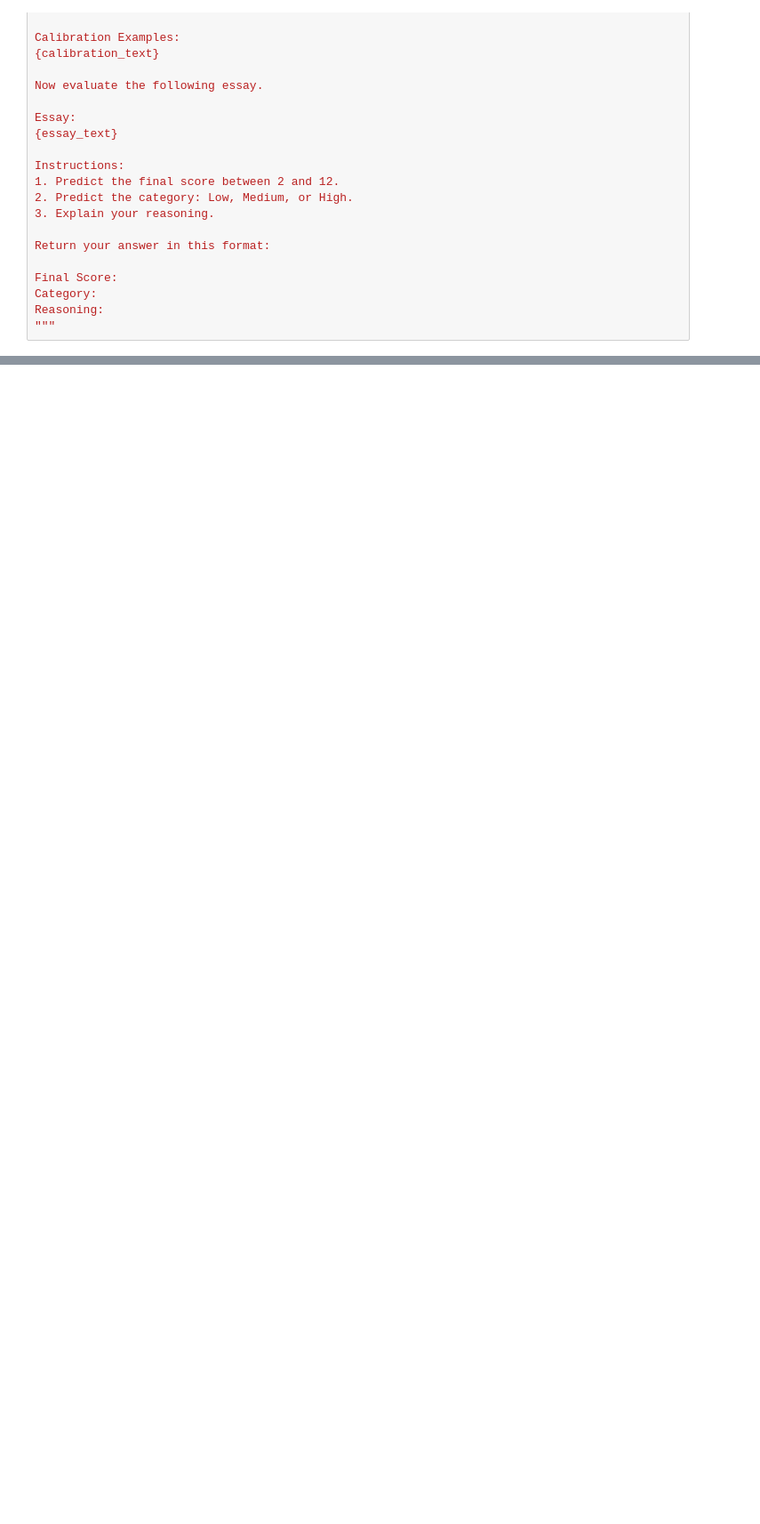
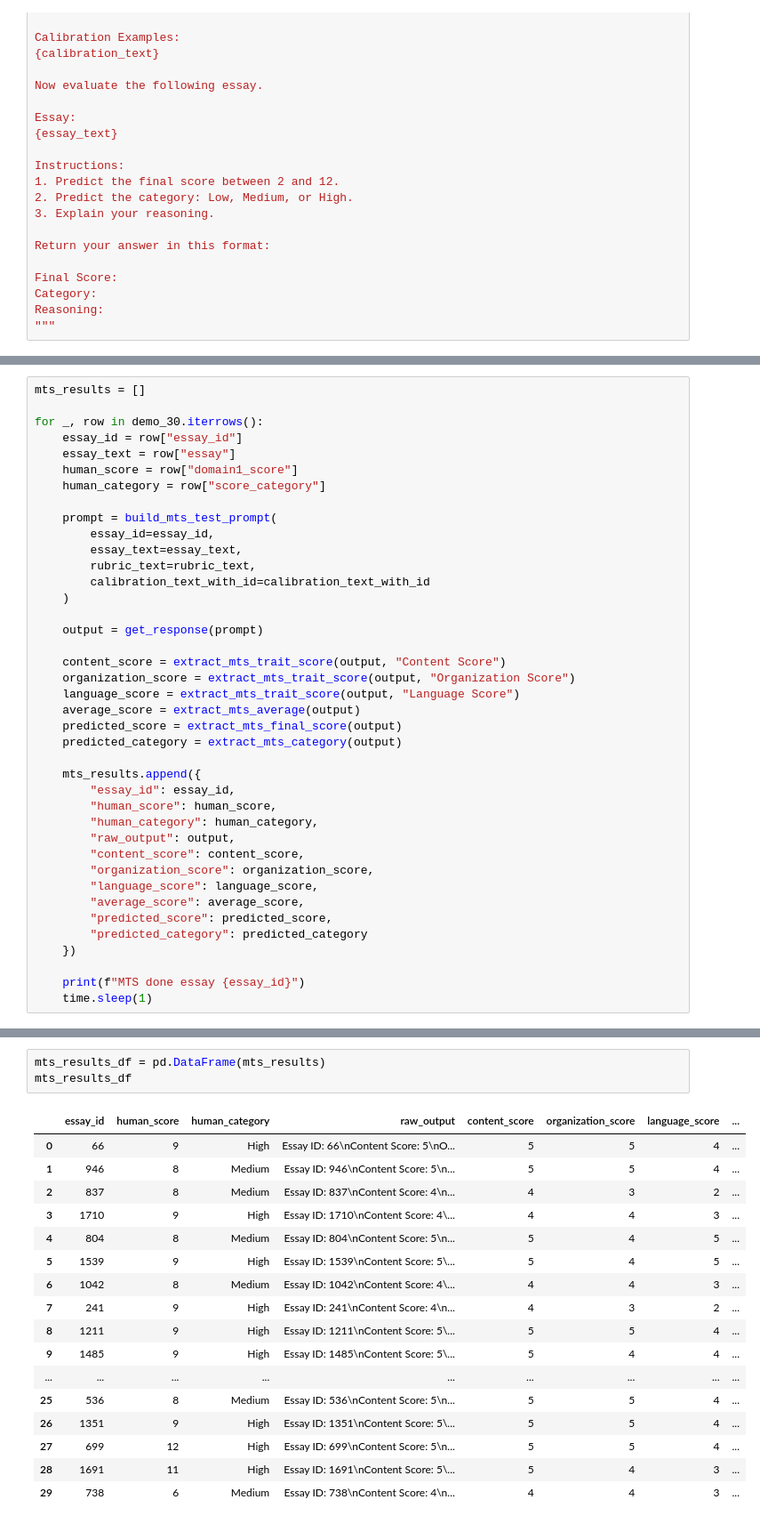
Before and after one commit to MalakSalehh/Thesis-datasets, a Jupyter notebook: CLEAN_TRIALtitled1.ipynb, the cells around one changed output, grey strips where cells are left out. Shown at 89% size. Cells and saved outputs as stored; diff of their text form; blank space fills up the shorter version.

```diff
--- a/CLEAN_TRIALtitled1.ipynb
+++ b/CLEAN_TRIALtitled1.ipynb
@@ -274,0 +474,40 @@ Overall, the essay demonstrates a clear and well-organized argument, but could b
+# %%
+mts_results = []
+
+for _, row in demo_30.iterrows():
+    essay_id = row["essay_id"]
+    essay_text = row["essay"]
+    human_score = row["domain1_score"]
+    human_category = row["score_category"]
+
+    prompt = build_mts_test_prompt(
+        essay_id=essay_id,
+        essay_text=essay_text,
+        rubric_text=rubric_text,
+        calibration_text_with_id=calibration_text_with_id
+    )
+
+    output = get_response(prompt)
+
+    content_score = extract_mts_trait_score(output, "Content Score")
+    organization_score = extract_mts_trait_score(output, "Organization Score")
+    language_score = extract_mts_trait_score(output, "Language Score")
+    average_score = extract_mts_average(output)
+    predicted_score = extract_mts_final_score(output)
+    predicted_category = extract_mts_category(output)
+
+    mts_results.append({
+        "essay_id": essay_id,
+        "human_score": human_score,
+        "human_category": human_category,
+        "raw_output": output,
+        "content_score": content_score,
+        "organization_score": organization_score,
+        "language_score": language_score,
+        "average_score": average_score,
+        "predicted_score": predicted_score,
+        "predicted_category": predicted_category
+    })
+
+    print(f"MTS done essay {essay_id}")
+    time.sleep(1)
@@ -274,0 +532,21 @@ Overall, the essay demonstrates a clear and well-organized argument, but could b
+# %%
+mts_results_df = pd.DataFrame(mts_results)
+mts_results_df
+# %% [output]
+|  | essay_id | human_score | human_category | raw_output | content_score | organization_score | language_score | ... |
+| 0 | 66 | 9 | High | Essay ID: 66\nContent Score: 5\nO... | 5 | 5 | 4 | ... |
+| 1 | 946 | 8 | Medium | Essay ID: 946\nContent Score: 5\n... | 5 | 5 | 4 | ... |
+| 2 | 837 | 8 | Medium | Essay ID: 837\nContent Score: 4\n... | 4 | 3 | 2 | ... |
+| 3 | 1710 | 9 | High | Essay ID: 1710\nContent Score: 4\... | 4 | 4 | 3 | ... |
+| 4 | 804 | 8 | Medium | Essay ID: 804\nContent Score: 5\n... | 5 | 4 | 5 | ... |
+| 5 | 1539 | 9 | High | Essay ID: 1539\nContent Score: 5\... | 5 | 4 | 5 | ... |
+| 6 | 1042 | 8 | Medium | Essay ID: 1042\nContent Score: 4\... | 4 | 4 | 3 | ... |
+| 7 | 241 | 9 | High | Essay ID: 241\nContent Score: 4\n... | 4 | 3 | 2 | ... |
+| 8 | 1211 | 9 | High | Essay ID: 1211\nContent Score: 5\... | 5 | 5 | 4 | ... |
+| 9 | 1485 | 9 | High | Essay ID: 1485\nContent Score: 5\... | 5 | 4 | 4 | ... |
+| ... | ... | ... | ... | ... | ... | ... | ... | ... |
+| 25 | 536 | 8 | Medium | Essay ID: 536\nContent Score: 5\n... | 5 | 5 | 4 | ... |
+| 26 | 1351 | 9 | High | Essay ID: 1351\nContent Score: 5\... | 5 | 5 | 4 | ... |
+| 27 | 699 | 12 | High | Essay ID: 699\nContent Score: 5\n... | 5 | 5 | 4 | ... |
+| 28 | 1691 | 11 | High | Essay ID: 1691\nContent Score: 5\... | 5 | 4 | 3 | ... |
+| 29 | 738 | 6 | Medium | Essay ID: 738\nContent Score: 4\n... | 4 | 4 | 3 | ... |
```
Also changed, not shown: parts of 17 cells of this notebook.
